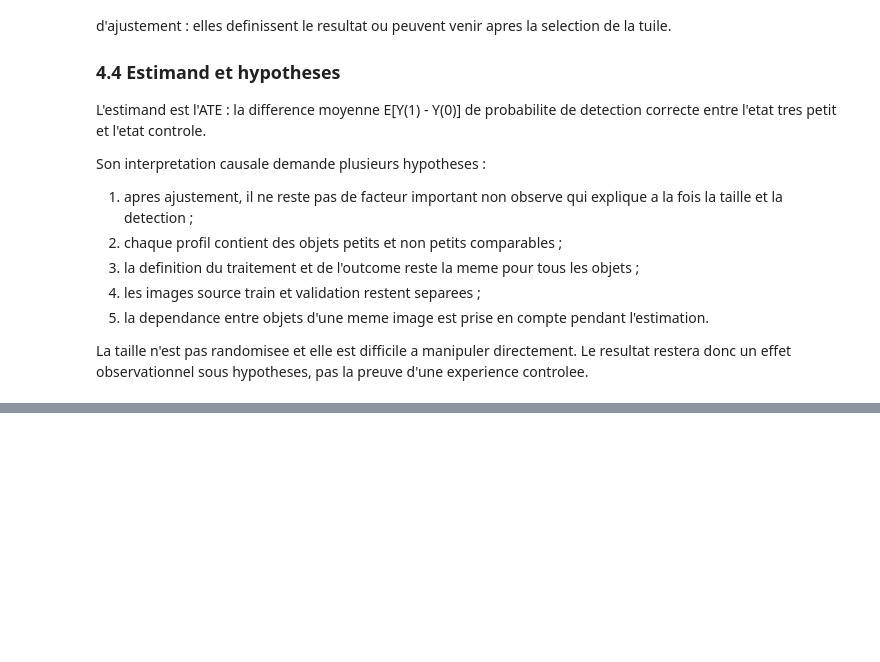
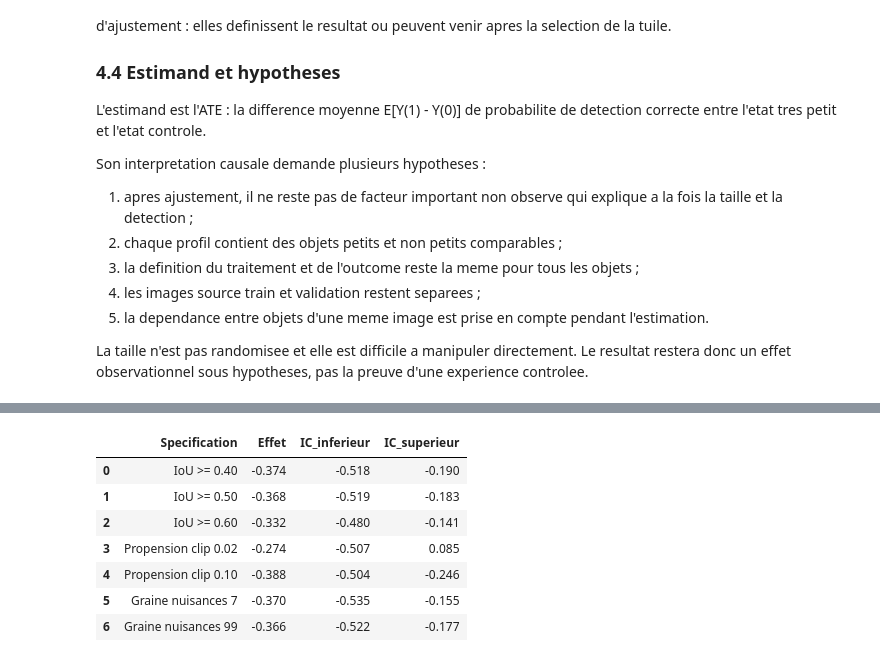
Before and after one commit to Mtazi667/dota-minimap-object-detection, a Jupyter notebook: projet_dota_soutenance.ipynb, the cells around one changed output, grey strips where cells are left out. Saved outputs shown, nothing was run; the diff lists cells and outputs as text; code cells hidden in the pictures; blank space fills up the shorter version.

```diff
--- a/projet_dota_soutenance.ipynb
+++ b/projet_dota_soutenance.ipynb
@@ -1619,0 +1779,25 @@ La taille n'est pas randomisee et elle est difficile a manipuler directement. Le
+# %%
+sensitivity_path = OUTPUT_DIR / "causal_sensitivity.csv"
+if not sensitivity_path.exists():
+    raise FileNotFoundError("Le tableau de sensibilite est absent.")
+
+causal_sensitivity = pd.read_csv(sensitivity_path).rename(
+    columns={
+        "specification": "Specification",
+        "effect": "Effet",
+        "ci_lower": "IC_inferieur",
+        "ci_upper": "IC_superieur",
+    }
+)
+causal_sensitivity[
+    ["Specification", "Effet", "IC_inferieur", "IC_superieur"]
+].round(3)
+# %% [output]
+|  | Specification | Effet | IC_inferieur | IC_superieur |
+| 0 | IoU >= 0.40 | -0.374 | -0.518 | -0.190 |
+| 1 | IoU >= 0.50 | -0.368 | -0.519 | -0.183 |
+| 2 | IoU >= 0.60 | -0.332 | -0.480 | -0.141 |
+| 3 | Propension clip 0.02 | -0.274 | -0.507 | 0.085 |
+| 4 | Propension clip 0.10 | -0.388 | -0.504 | -0.246 |
+| 5 | Graine nuisances 7 | -0.370 | -0.535 | -0.155 |
+| 6 | Graine nuisances 99 | -0.366 | -0.522 | -0.177 |
```
Also changed, not shown: parts of 8 cells of this notebook, 1 other file.
